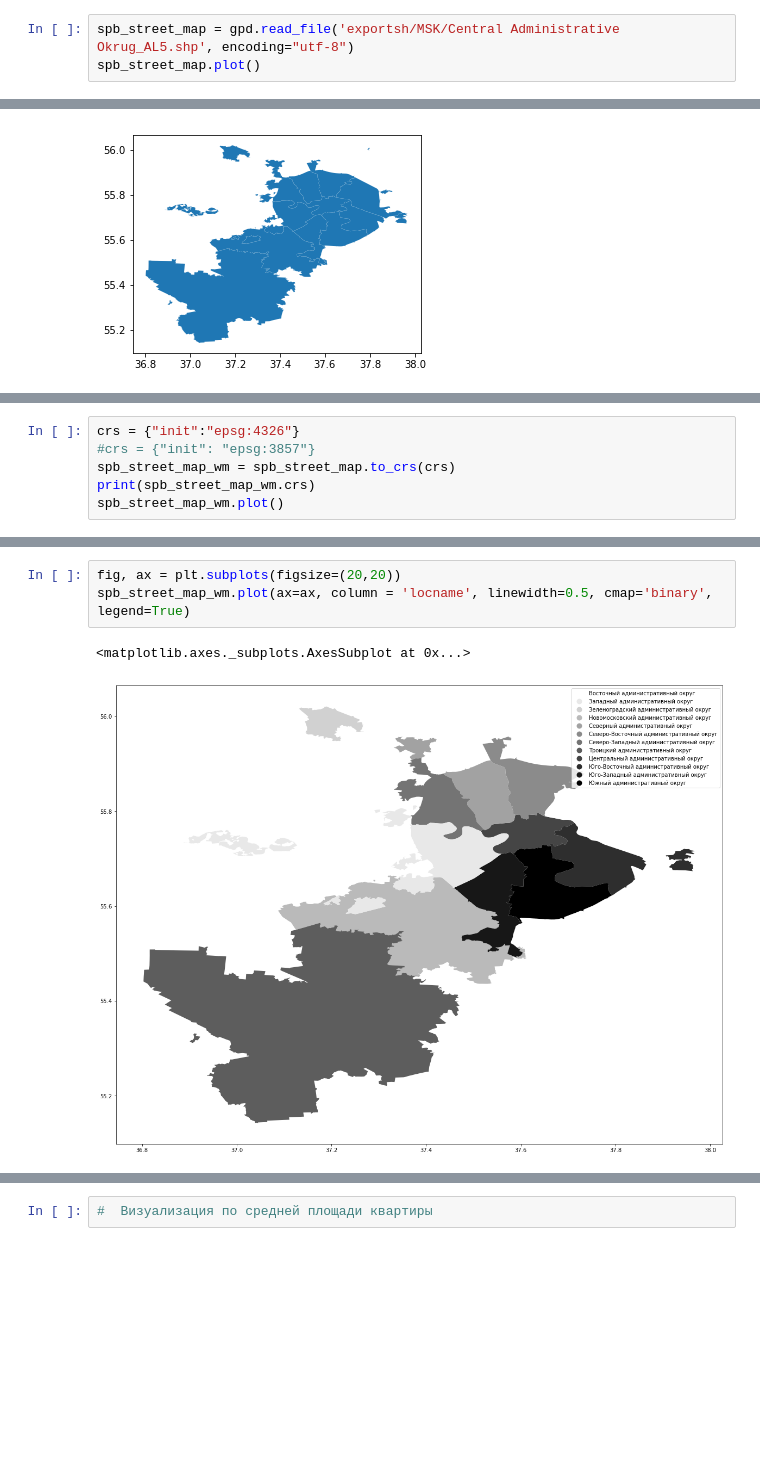
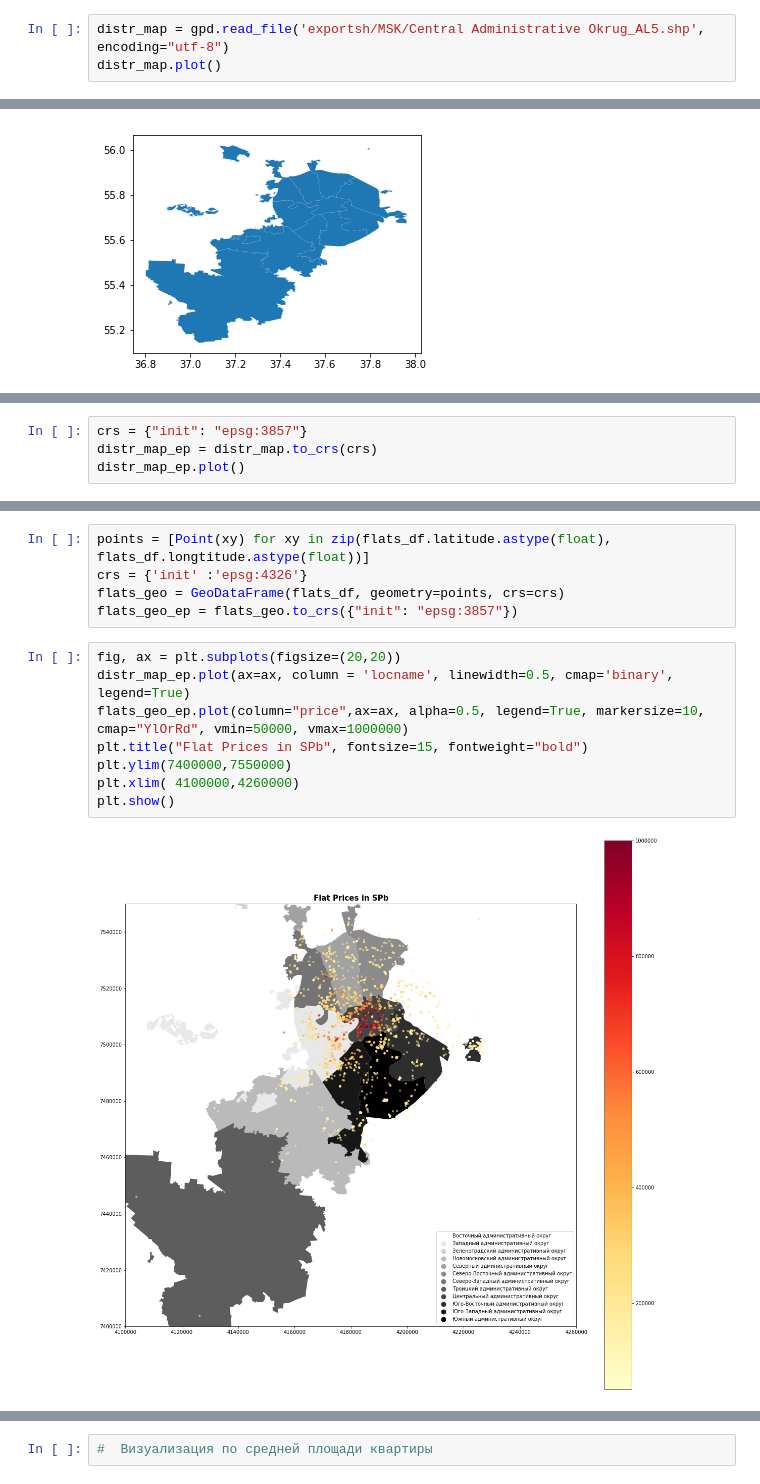
Before and after one commit to vitomed/EPAMFinalTask, a Jupyter notebook: avito/MSK_visualisation.ipynb, the cells around one changed output, grey strips where cells are left out. Drawn from its saved outputs; the diff is of its cells as text; blank space fills up the shorter version.

```diff
--- a/avito/MSK_visualisation.ipynb
+++ b/avito/MSK_visualisation.ipynb
@@ -17,8 +18,8 @@ import geopandas as gpd
 from shapely.geometry import Point, Polygon
 import matplotlib.pyplot as plt
 # %%
-spb_street_map = gpd.read_file('exportsh/MSK/Central Administrative Okrug_AL5.shp', encoding="utf-8")
-spb_street_map.plot()
+distr_map = gpd.read_file('exportsh/MSK/Central Administrative Okrug_AL5.shp', encoding="utf-8")
+distr_map.plot()
 # %% [output]
 <matplotlib.axes._subplots.AxesSubplot at 0x...>
 [figure]
@@ -41,7 +26,5 @@ Name: geometry, dtype: geometry
 # %%
-crs = {"init":"epsg:4326"}
-#crs = {"init": "epsg:3857"}
-spb_street_map_wm = spb_street_map.to_crs(crs)
-print(spb_street_map_wm.crs)
-spb_street_map_wm.plot()
+crs = {"init": "epsg:3857"}
+distr_map_ep = distr_map.to_crs(crs)
+distr_map_ep.plot()
 # %% [output]
@@ -94,6 +33,15 @@ geo_df
+# %%
+points = [Point(xy) for xy in zip(flats_df.latitude.astype(float), flats_df.longtitude.astype(float))]
+crs = {'init' :'epsg:4326'}
+flats_geo = GeoDataFrame(flats_df, geometry=points, crs=crs)
+flats_geo_ep = flats_geo.to_crs({"init": "epsg:3857"})
 # %%
 fig, ax = plt.subplots(figsize=(20,20))
-spb_street_map_wm.plot(ax=ax, column = 'locname', linewidth=0.5, cmap='binary', legend=True)
+distr_map_ep.plot(ax=ax, column = 'locname', linewidth=0.5, cmap='binary', legend=True)
+flats_geo_ep.plot(column="price",ax=ax, alpha=0.5, legend=True, markersize=10, cmap="YlOrRd", vmin=50000, vmax=1000000)
+plt.title("Flat Prices in SPb", fontsize=15, fontweight="bold")
+plt.ylim(7400000,7550000)
+plt.xlim( 4100000,4260000)
+plt.show()
 # %% [output]
-<matplotlib.axes._subplots.AxesSubplot at 0x...>
-[figure, old version]
+[figure, new version]
```
Also changed, not shown: parts of 12 cells of this notebook, 2 other files.
